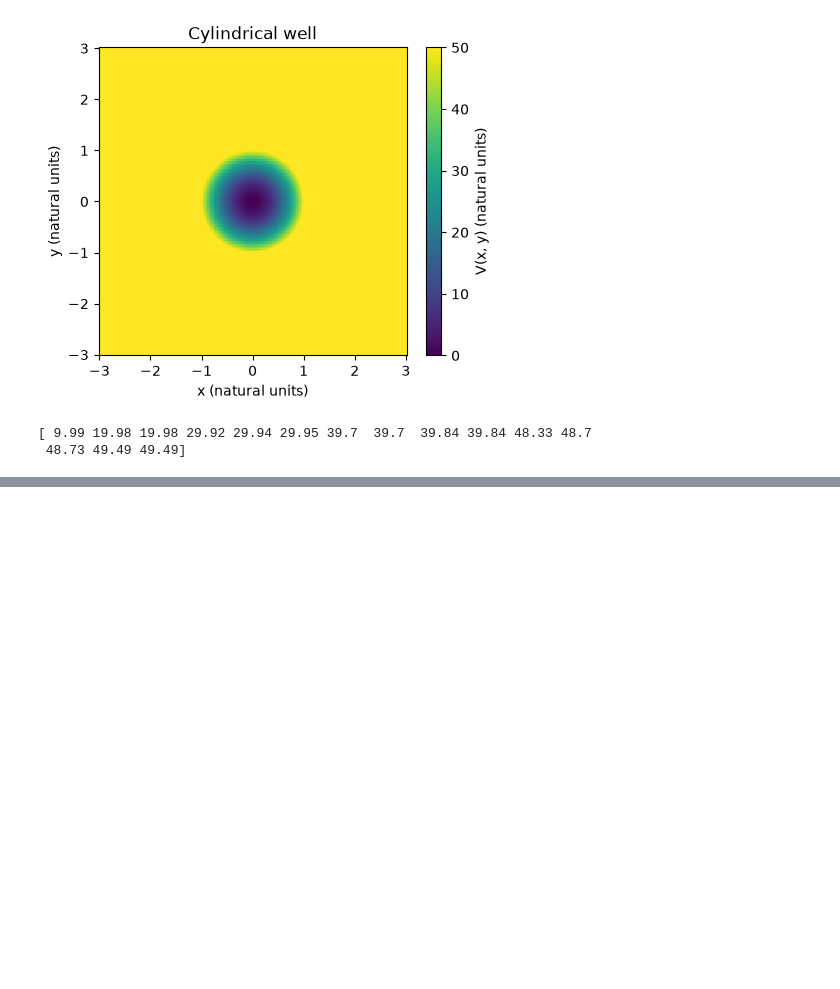
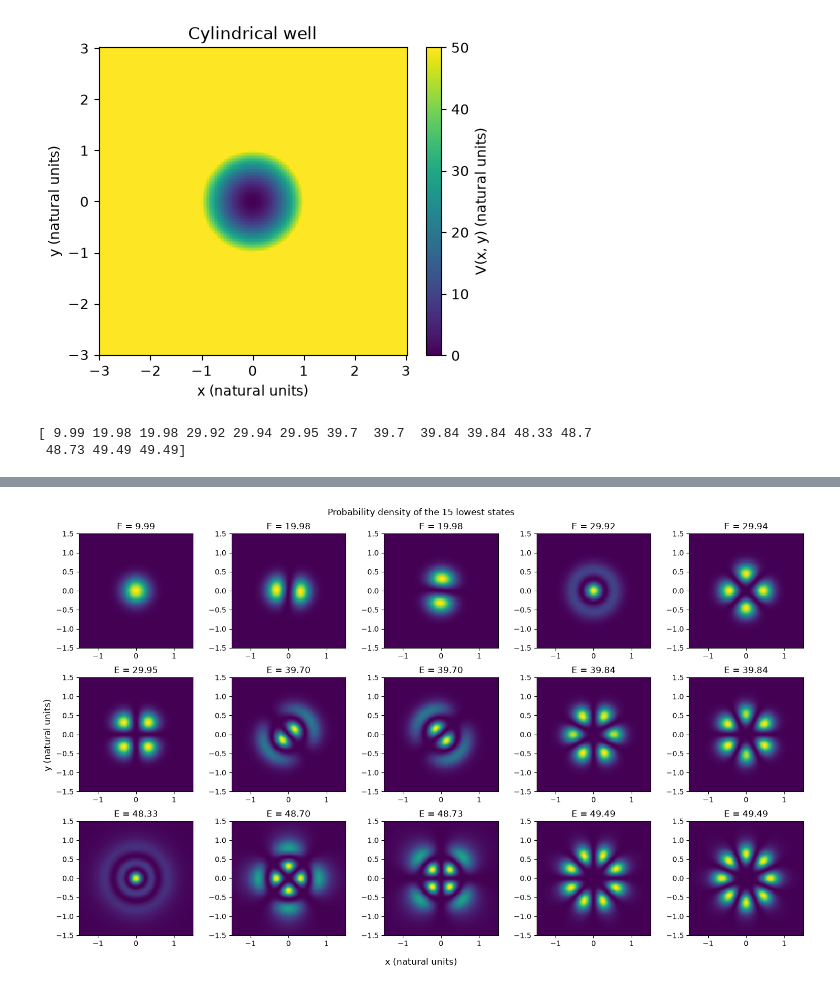
Before and after one commit to Ss0cr4mM/Project-3-Comp-Methods, a Jupyter notebook: Project3.ipynb, the cells around one changed output, grey strips where cells are left out. Saved outputs shown, nothing was run; the diff lists cells and outputs as text; code cells hidden in the pictures; blank space fills up the shorter version.

```diff
--- a/Project3.ipynb
+++ b/Project3.ipynb
@@ -753,0 +756,17 @@ print(np.round(energies_2d, 2))
+# %%
+# Probability density |psi|^2 of the 15 lowest states
+fig, axes = plt.subplots(3, 5, figsize=(15, 9))
+for k, ax in enumerate(axes.flat):
+    density = states_2d[:, k].reshape(N_2d, N_2d)**2
+    ax.pcolormesh(X_2d, Y_2d, density)
+    ax.set_title(f"E = {energies_2d[k]:.2f}")
+    ax.set_xlim(-1.5, 1.5)
+    ax.set_ylim(-1.5, 1.5)
+    ax.set_aspect("equal")
+fig.supxlabel("x (natural units)")
+fig.supylabel("y (natural units)")
+fig.suptitle("Probability density of the 15 lowest states")
+plt.tight_layout()
+plt.show()
+# %% [output]
+[figure, added]
```
Also changed, not shown: parts of 2 cells of this notebook.
